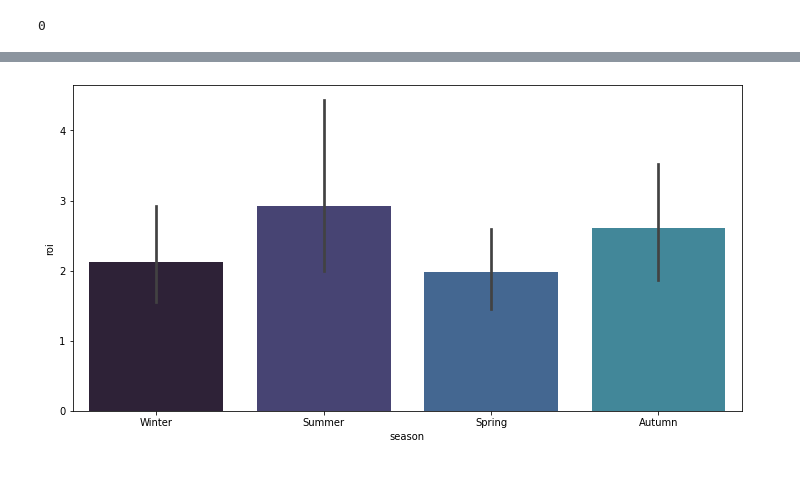
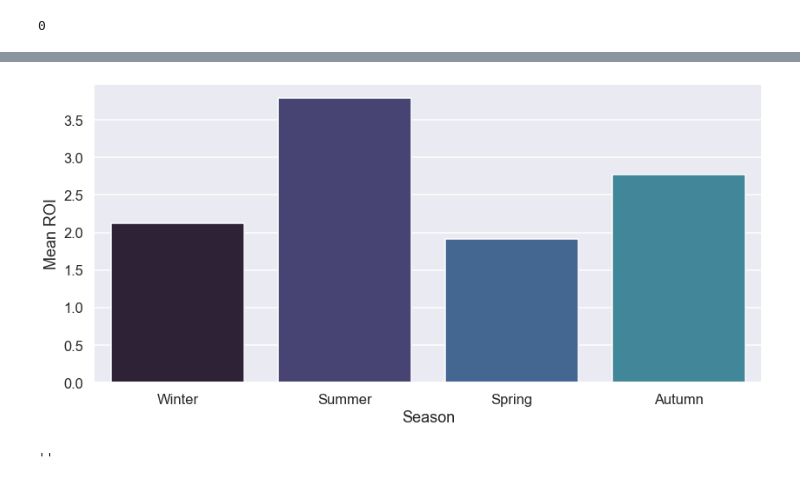
Before and after one commit to kaceyclougher/Phase-2-Project, a Jupyter notebook: KC_Analysis_Month-Season.ipynb, the cells around one changed output, grey strips where cells are left out. Cells and saved outputs as stored; diff of their text form; code cells hidden in the pictures.

```diff
--- a/KC_Analysis_Month-Season.ipynb
+++ b/KC_Analysis_Month-Season.ipynb
@@ -13,7 +23,7 @@ sns.set_palette("mako")
 #conn = sqlite3.connect(‘.db’)
 #cursor = conn.cursor()
 # %%
-df = pd.read_csv('final_df.csv')
+df = pd.read_csv('final.csv')
 
 #drop dupes
 df.drop_duplicates(subset = 'title', keep = 'first', inplace = True)
@@ -55,0 +63,3 @@ memory usage: 233.2+ KB
+# %%
+df = df[df['title'] != 'Twilight']
+df.head()
@@ -128,6 +168,21 @@ See the caveats in the documentation: https://pandas.pydata.org/pandas-docs/stab
 # %%
 #plot
+sns.set_style('darkgrid')
+sns.set_context('talk')
+
 plt.figure(figsize = (12,6))
-sns.barplot(x = 'season', y = 'roi', data = month);
+sns.barplot(x = 'season', y = 'roi', data = month, ci = False)
+plt.xlabel('Season')
+plt.ylabel('Mean ROI')
+
+#save fig
+plt.savefig('roi_by_season.jpg')
+
+# display
+plt.tight_layout()
+plt.show()
+
+;
 # %% [output]
-[figure, old version]
+[figure, new version]
+''
```
Also changed, not shown: parts of 70 cells of this notebook, 2 other files.
